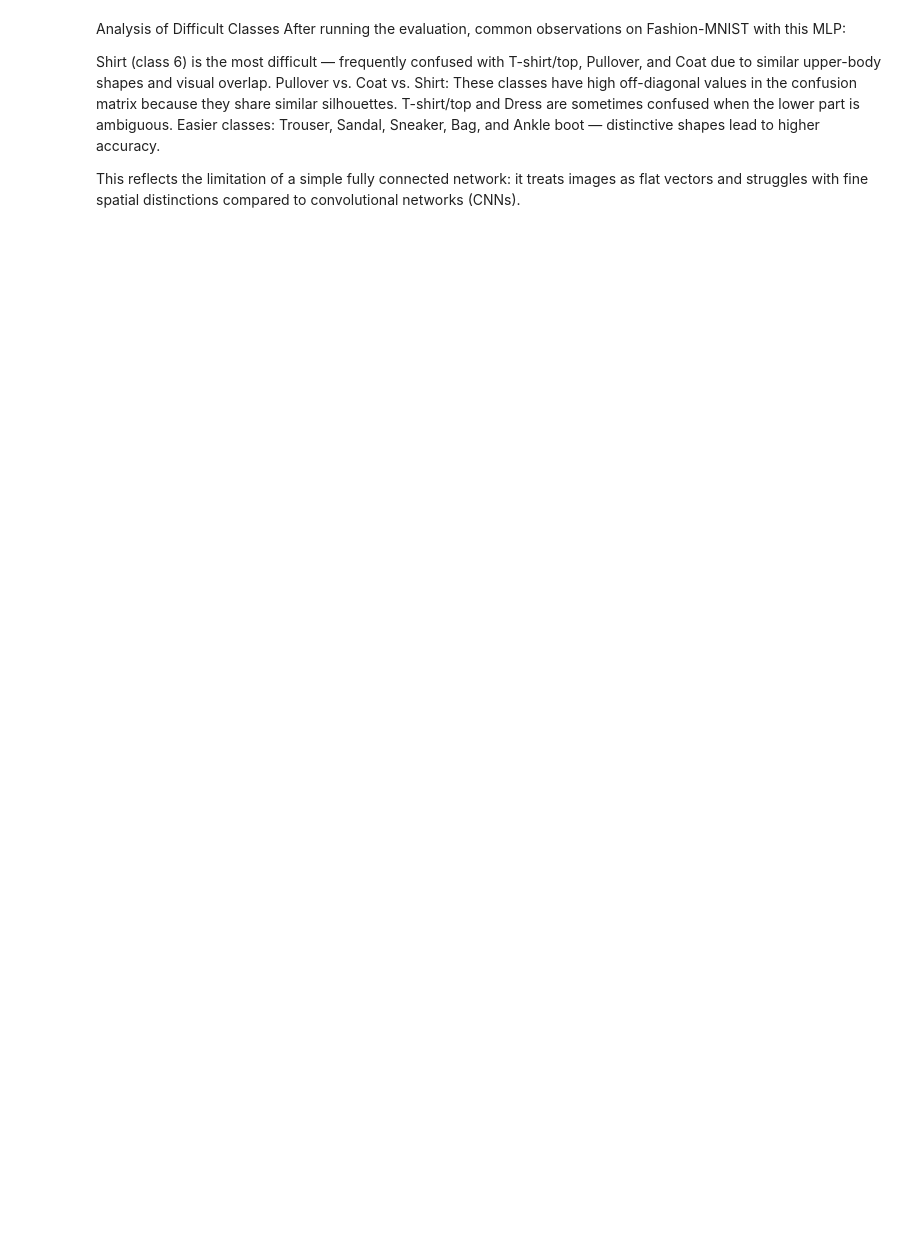
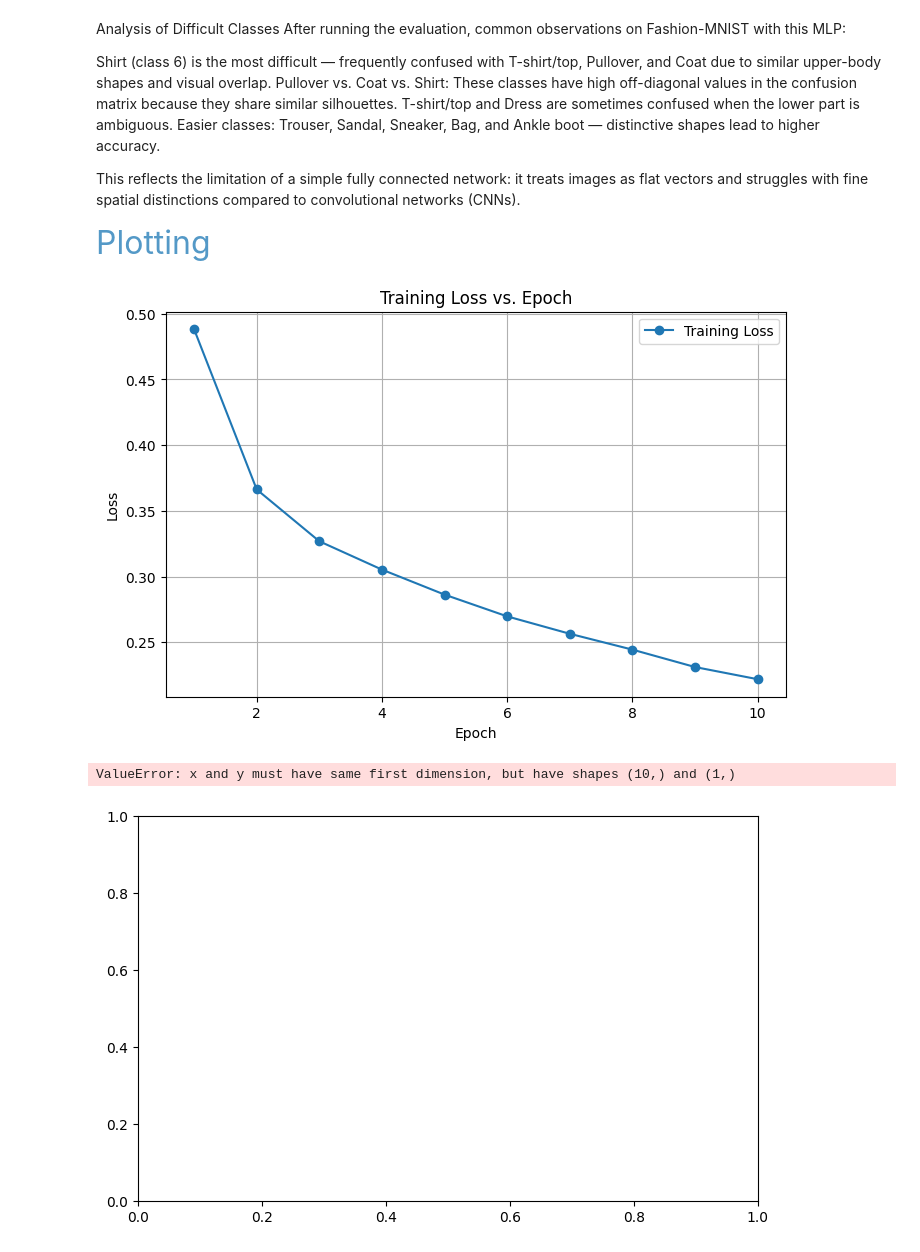
Before and after one commit to nava128/proyecto-openCV-nava2026, a Jupyter notebook: CA4/main.ipynb, the cells around one changed output. Cells and saved outputs as stored; diff of their text form; code cells hidden in the pictures; blank space fills up the shorter version.

Commit message:
add additional plotting and the improved version part

```diff
--- a/CA4/main.ipynb
+++ b/CA4/main.ipynb
@@ -151,6 +120,7 @@ CrossEntropyLoss is used for multi-class classification because it combines the
 <font size=7 color="#5499C7">Model Training</font>
 # %%
 train_losses = []  # To store average loss per epoch
+test_accuracies = []
 
 device = torch.device('cuda' if torch.cuda.is_available() else 'cpu')
 model.to(device)
@@ -191,6 +161,7 @@ for epoch in range(num_epochs):
             correct += (predicted == labels).sum().item()
 
     accuracy = 100 * correct / total
+    test_accuracies.append(accuracy)
     print(f'Epoch [{epoch+1}/{num_epochs}], Loss: {avg_loss:.4f}, Test Accuracy: {accuracy:.2f}%')
 
 plt.plot(range(1, num_epochs+1), train_losses, label='Training Loss')
@@ -225,6 +184,7 @@ all_labels = []
 misclassified_images = []
 misclassified_preds = []
 misclassified_true = []
+test_accuracies = []
 
 class_names = ['T-shirt/top', 'Trouser', 'Pullover', 'Dress', 'Coat',
                'Sandal', 'Shirt', 'Sneaker', 'Bag', 'Ankle boot']
@@ -325,3 +277,29 @@ T-shirt/top and Dress are sometimes confused when the lower part is ambiguous.
 Easier classes: Trouser, Sandal, Sneaker, Bag, and Ankle boot — distinctive shapes lead to higher accuracy.
 
 This reflects the limitation of a simple fully connected network: it treats images as flat vectors and struggles with fine spatial distinctions compared to convolutional networks (CNNs).
+# %% [markdown]
+<font size=7 color="#5499C7">Plotting</font>
+# %%
+# Plotting Loss vs. Epoch
+plt.figure(figsize=(8, 5))
+plt.plot(range(1, num_epochs + 1), train_losses, label='Training Loss', marker='o')
+plt.xlabel('Epoch')
+plt.ylabel('Loss')
+plt.title('Training Loss vs. Epoch')
+plt.legend()
+plt.grid(True)
+plt.show()
+
+# Plotting Accuracy vs. Epoch
+plt.figure(figsize=(8, 5))
+plt.plot(range(1, num_epochs + 1), test_accuracies, label='Test Accuracy', marker='o', color='green')
+plt.xlabel('Epoch')
+plt.ylabel('Accuracy (%)')
+plt.title('Test Accuracy vs. Epoch')
+plt.legend()
+plt.grid(True)
+plt.show()
+# %% [output]
+[figure, added]
+ValueError: x and y must have same first dimension, but have shapes (10,) and (1,)
+[figure, added]
```
Also changed, not shown: parts of 9 cells of this notebook.
